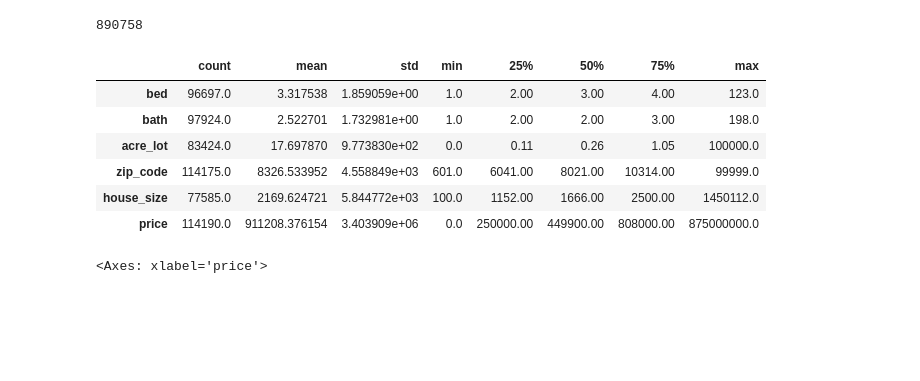
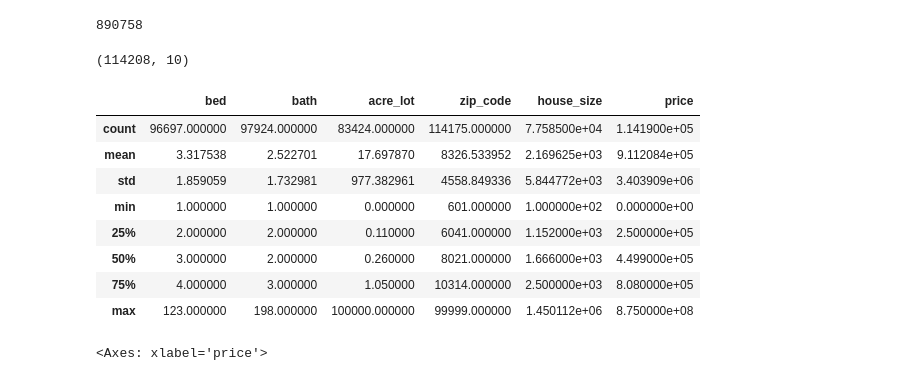
Before and after one commit to zinakhazaee/MachineLearning-SupervisedLearning_Regression, a Jupyter notebook: usa_real_estate.ipynb, the cells around one changed output. Cells and saved outputs as stored; diff of their text form; code cells hidden in the pictures; blank space fills up the shorter version.

```diff
--- a/usa_real_estate.ipynb
+++ b/usa_real_estate.ipynb
@@ -104,17 +104,23 @@ df.duplicated().sum()
 # %% [output]
 890758
 # %%
-df.drop_duplicates(inplace=True)
+df.drop_duplicates(keep='first' ,inplace=True)
+# %%
+df.shape
+# %% [output]
+(114208, 10)
 # %%
-df.describe().T
+df.describe()
 # %% [output]
-|  | count | mean | std | min | 25% | 50% | 75% | max |
-| bed | 96697.0 | 3.317538 | 1.859059e+00 | 1.0 | 2.00 | 3.00 | 4.00 | 123.0 |
-| bath | 97924.0 | 2.522701 | 1.732981e+00 | 1.0 | 2.00 | 2.00 | 3.00 | 198.0 |
-| acre_lot | 83424.0 | 17.697870 | 9.773830e+02 | 0.0 | 0.11 | 0.26 | 1.05 | 100000.0 |
-| zip_code | 114175.0 | 8326.533952 | 4.558849e+03 | 601.0 | 6041.00 | 8021.00 | 10314.00 | 99999.0 |
-| house_size | 77585.0 | 2169.624721 | 5.844772e+03 | 100.0 | 1152.00 | 1666.00 | 2500.00 | 1450112.0 |
-| price | 114190.0 | 911208.376154 | 3.403909e+06 | 0.0 | 250000.00 | 449900.00 | 808000.00 | 875000000.0 |
+|  | bed | bath | acre_lot | zip_code | house_size | price |
+| count | 96697.000000 | 97924.000000 | 83424.000000 | 114175.000000 | 7.758500e+04 | 1.141900e+05 |
+| mean | 3.317538 | 2.522701 | 17.697870 | 8326.533952 | 2.169625e+03 | 9.112084e+05 |
+| std | 1.859059 | 1.732981 | 977.382961 | 4558.849336 | 5.844772e+03 | 3.403909e+06 |
+| min | 1.000000 | 1.000000 | 0.000000 | 601.000000 | 1.000000e+02 | 0.000000e+00 |
+| 25% | 2.000000 | 2.000000 | 0.110000 | 6041.000000 | 1.152000e+03 | 2.500000e+05 |
+| 50% | 3.000000 | 2.000000 | 0.260000 | 8021.000000 | 1.666000e+03 | 4.499000e+05 |
+| 75% | 4.000000 | 3.000000 | 1.050000 | 10314.000000 | 2.500000e+03 | 8.080000e+05 |
+| max | 123.000000 | 198.000000 | 100000.000000 | 99999.000000 | 1.450112e+06 | 8.750000e+08 |
 # %%
 sns.boxplot(data = df , x='price')
 # %% [output]
```
Also changed, not shown: parts of 15 cells of this notebook.
